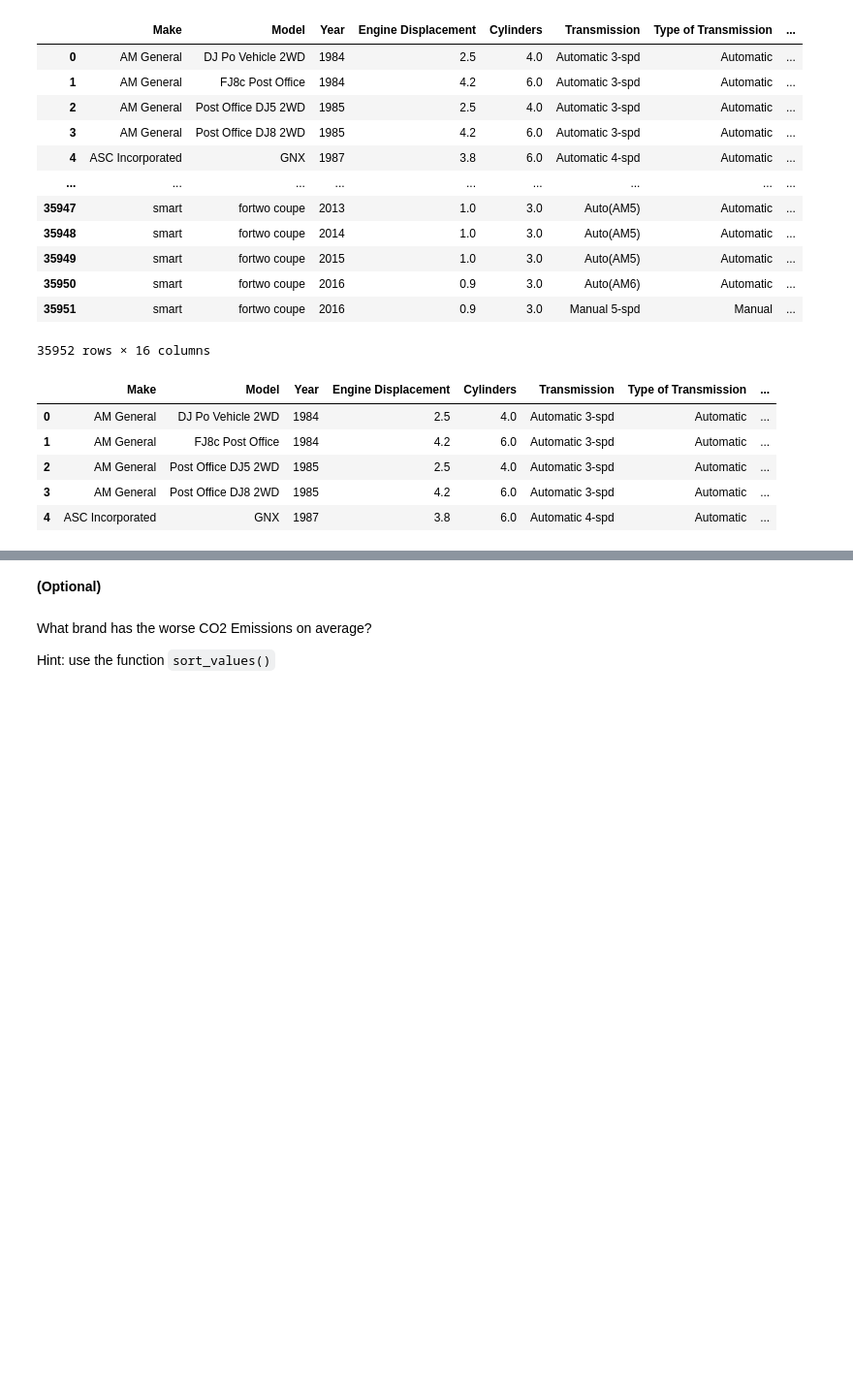
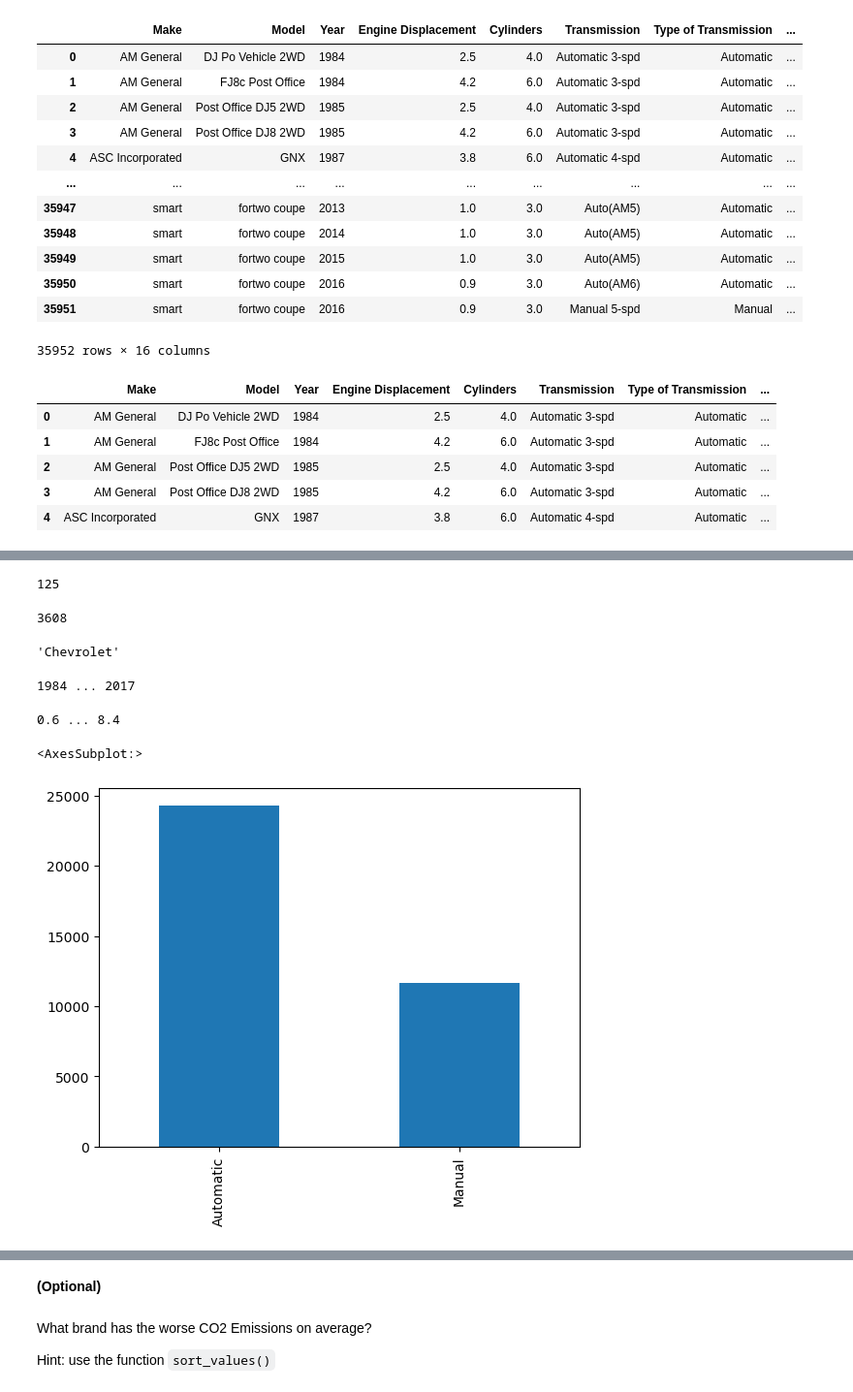
Before and after one commit to claradenken/Labs, a Jupyter notebook: Week_1/1021_Pandas/Lab_Pandas_part_1.ipynb, the cells around one changed output, grey strips where cells are left out. Shown at 97% size. Drawn from its saved outputs; the diff is of its cells as text; code cells hidden in the pictures; blank space fills up the shorter version.

```diff
--- a/Week_1/1021_Pandas/Lab_Pandas_part_1.ipynb
+++ b/Week_1/1021_Pandas/Lab_Pandas_part_1.ipynb
@@ -170,0 +164,32 @@ df.head()
+# %%
+# How many car makers are there?
+len(list(df.Make.value_counts()))
+# %% [output]
+125
+# %%
+# How many models are there?
+len(list(df.Model.value_counts()))
+# %% [output]
+3608
+# %%
+# Which car maker has the most cars in the dataset?
+df.Make.value_counts().index[0]
+# %% [output]
+'Chevrolet'
+# %%
+# When were these cars made?
+print(df.Year.min(),"...",df.Year.max())
+# %% [output]
+1984 ... 2017
+# %%
+# How big is the engine of these cars?
+print(df["Engine Displacement"].min(),"...",df["Engine Displacement"].max())
+# %% [output]
+0.6 ... 8.4
+# %%
+# What's the frequency of different transmissions?
+fig, ax = plt.subplots()
+df['Type of Transmission'].value_counts().plot(ax=ax, kind='bar')
+# %% [output]
+<AxesSubplot:>
+[figure, added]
```
Also changed, not shown: parts of 8 cells of this notebook.
